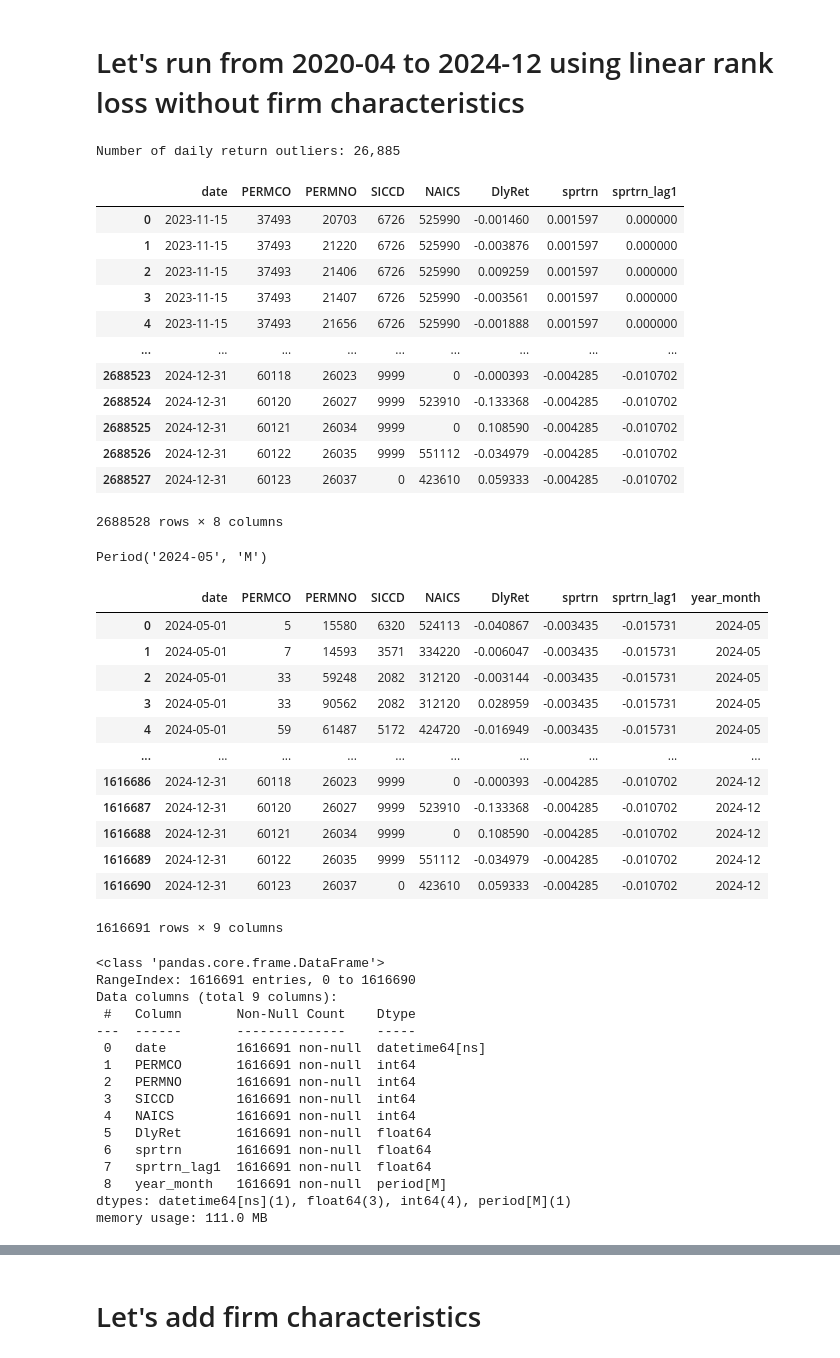
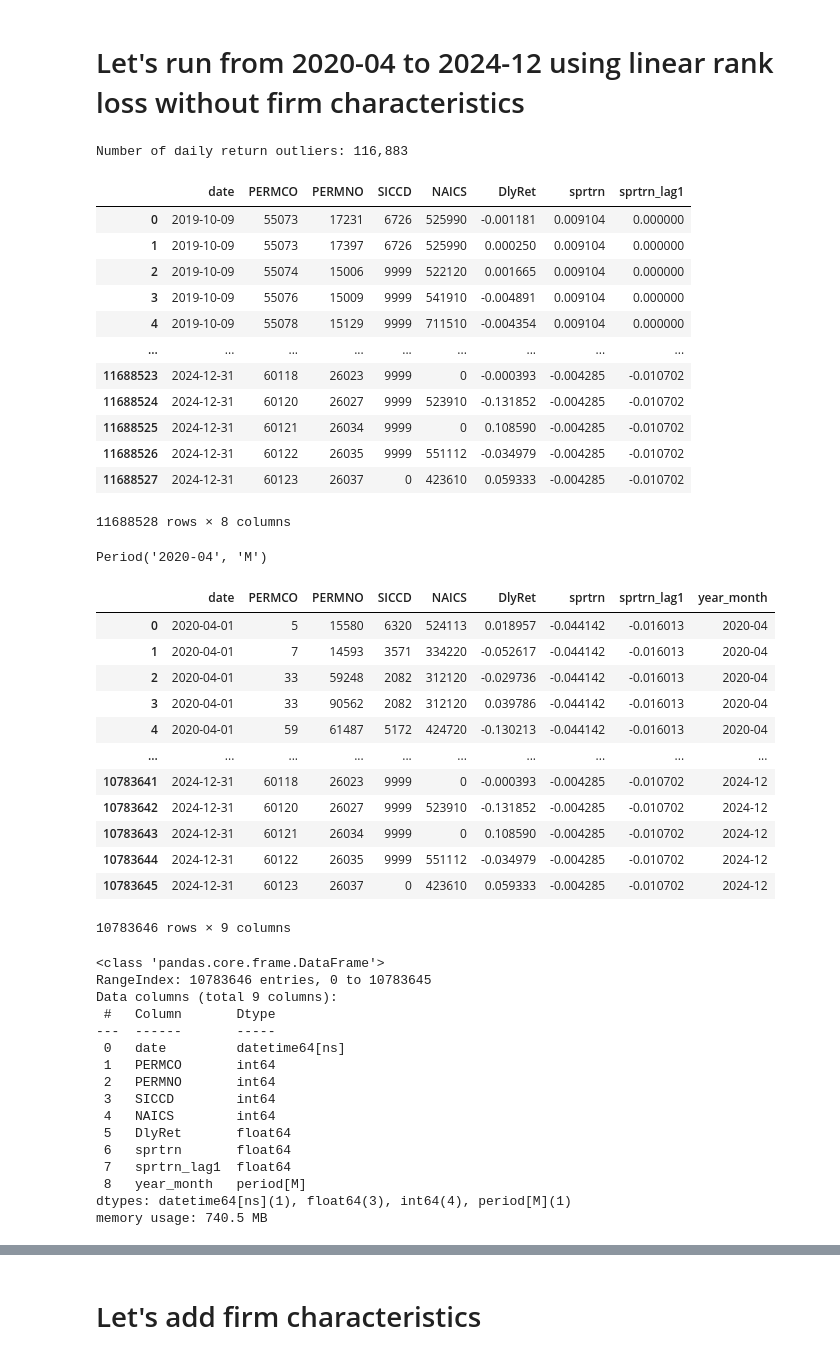
Before and after one commit to mirkorado/ML-Project, a Jupyter notebook: ResidualMLP.ipynb, the cells around one changed output, grey strips where cells are left out. Drawn from its saved outputs; the diff is of its cells as text; code cells hidden in the pictures.

```diff
--- a/ResidualMLP.ipynb
+++ b/ResidualMLP.ipynb
@@ -175,23 +175,23 @@ plt.show()
 # %% [markdown]
 # Let's run from 2020-04 to 2024-12 using linear rank loss without firm characteristics
 # %%
-daily = utils.read_daily_returns(path, skiprows=range(1, 44000000), header=0, low_quantile=0.005, up_quantile=0.995)
+daily = utils.read_daily_returns(path, skiprows=range(1, 35000000), header=0, low_quantile=0.005, up_quantile=0.995)
 daily
 # %% [output]
-Number of daily return outliers: 26,885
+Number of daily return outliers: 116,883
 |  | date | PERMCO | PERMNO | SICCD | NAICS | DlyRet | sprtrn | sprtrn_lag1 |
-| 0 | 2023-11-15 | 37493 | 20703 | 6726 | 525990 | -0.001460 | 0.001597 | 0.000000 |
-| 1 | 2023-11-15 | 37493 | 21220 | 6726 | 525990 | -0.003876 | 0.001597 | 0.000000 |
-| 2 | 2023-11-15 | 37493 | 21406 | 6726 | 525990 | 0.009259 | 0.001597 | 0.000000 |
-| 3 | 2023-11-15 | 37493 | 21407 | 6726 | 525990 | -0.003561 | 0.001597 | 0.000000 |
-| 4 | 2023-11-15 | 37493 | 21656 | 6726 | 525990 | -0.001888 | 0.001597 | 0.000000 |
+| 0 | 2019-10-09 | 55073 | 17231 | 6726 | 525990 | -0.001181 | 0.009104 | 0.000000 |
+| 1 | 2019-10-09 | 55073 | 17397 | 6726 | 525990 | 0.000250 | 0.009104 | 0.000000 |
+| 2 | 2019-10-09 | 55074 | 15006 | 9999 | 522120 | 0.001665 | 0.009104 | 0.000000 |
+| 3 | 2019-10-09 | 55076 | 15009 | 9999 | 541910 | -0.004891 | 0.009104 | 0.000000 |
+| 4 | 2019-10-09 | 55078 | 15129 | 9999 | 711510 | -0.004354 | 0.009104 | 0.000000 |
 | ... | ... | ... | ... | ... | ... | ... | ... | ... |
-| 2688523 | 2024-12-31 | 60118 | 26023 | 9999 | 0 | -0.000393 | -0.004285 | -0.010702 |
-| 2688524 | 2024-12-31 | 60120 | 26027 | 9999 | 523910 | -0.133368 | -0.004285 | -0.010702 |
-| 2688525 | 2024-12-31 | 60121 | 26034 | 9999 | 0 | 0.108590 | -0.004285 | -0.010702 |
-| 2688526 | 2024-12-31 | 60122 | 26035 | 9999 | 551112 | -0.034979 | -0.004285 | -0.010702 |
-| 2688527 | 2024-12-31 | 60123 | 26037 | 0 | 423610 | 0.059333 | -0.004285 | -0.010702 |
+| 11688523 | 2024-12-31 | 60118 | 26023 | 9999 | 0 | -0.000393 | -0.004285 | -0.010702 |
+| 11688524 | 2024-12-31 | 60120 | 26027 | 9999 | 523910 | -0.131852 | -0.004285 | -0.010702 |
+| 11688525 | 2024-12-31 | 60121 | 26034 | 9999 | 0 | 0.108590 | -0.004285 | -0.010702 |
+| 11688526 | 2024-12-31 | 60122 | 26035 | 9999 | 551112 | -0.034979 | -0.004285 | -0.010702 |
+| 11688527 | 2024-12-31 | 60123 | 26037 | 0 | 423610 | 0.059333 | -0.004285 | -0.010702 |
-2688528 rows × 8 columns
+11688528 rows × 8 columns
 # %%
 # Get data frame of unique months
 daily['year_month'] = daily['date'].dt.to_period('M')
@@ -199,44 +199,44 @@ unique_months = daily['year_month'].drop_duplicates().sort_values()
 cutoff = unique_months.iloc[6]
 cutoff
 # %% [output]
-Period('2024-05', 'M')
+Period('2020-04', 'M')
 # %%
 daily = daily[daily['year_month'] >= cutoff]
 daily.reset_index(drop=True, inplace=True)
 daily
 # %% [output]
 |  | date | PERMCO | PERMNO | SICCD | NAICS | DlyRet | sprtrn | sprtrn_lag1 | year_month |
-| 0 | 2024-05-01 | 5 | 15580 | 6320 | 524113 | -0.040867 | -0.003435 | -0.015731 | 2024-05 |
-| 1 | 2024-05-01 | 7 | 14593 | 3571 | 334220 | -0.006047 | -0.003435 | -0.015731 | 2024-05 |
-| 2 | 2024-05-01 | 33 | 59248 | 2082 | 312120 | -0.003144 | -0.003435 | -0.015731 | 2024-05 |
-| 3 | 2024-05-01 | 33 | 90562 | 2082 | 312120 | 0.028959 | -0.003435 | -0.015731 | 2024-05 |
-| 4 | 2024-05-01 | 59 | 61487 | 5172 | 424720 | -0.016949 | -0.003435 | -0.015731 | 2024-05 |
+| 0 | 2020-04-01 | 5 | 15580 | 6320 | 524113 | 0.018957 | -0.044142 | -0.016013 | 2020-04 |
+| 1 | 2020-04-01 | 7 | 14593 | 3571 | 334220 | -0.052617 | -0.044142 | -0.016013 | 2020-04 |
+| 2 | 2020-04-01 | 33 | 59248 | 2082 | 312120 | -0.029736 | -0.044142 | -0.016013 | 2020-04 |
+| 3 | 2020-04-01 | 33 | 90562 | 2082 | 312120 | 0.039786 | -0.044142 | -0.016013 | 2020-04 |
+| 4 | 2020-04-01 | 59 | 61487 | 5172 | 424720 | -0.130213 | -0.044142 | -0.016013 | 2020-04 |
 | ... | ... | ... | ... | ... | ... | ... | ... | ... | ... |
-| 1616686 | 2024-12-31 | 60118 | 26023 | 9999 | 0 | -0.000393 | -0.004285 | -0.010702 | 2024-12 |
-| 1616687 | 2024-12-31 | 60120 | 26027 | 9999 | 523910 | -0.133368 | -0.004285 | -0.010702 | 2024-12 |
-| 1616688 | 2024-12-31 | 60121 | 26034 | 9999 | 0 | 0.108590 | -0.004285 | -0.010702 | 2024-12 |
-| 1616689 | 2024-12-31 | 60122 | 26035 | 9999 | 551112 | -0.034979 | -0.004285 | -0.010702 | 2024-12 |
-| 1616690 | 2024-12-31 | 60123 | 26037 | 0 | 423610 | 0.059333 | -0.004285 | -0.010702 | 2024-12 |
+| 10783641 | 2024-12-31 | 60118 | 26023 | 9999 | 0 | -0.000393 | -0.004285 | -0.010702 | 2024-12 |
+| 10783642 | 2024-12-31 | 60120 | 26027 | 9999 | 523910 | -0.131852 | -0.004285 | -0.010702 | 2024-12 |
+| 10783643 | 2024-12-31 | 60121 | 26034 | 9999 | 0 | 0.108590 | -0.004285 | -0.010702 | 2024-12 |
+| 10783644 | 2024-12-31 | 60122 | 26035 | 9999 | 551112 | -0.034979 | -0.004285 | -0.010702 | 2024-12 |
+| 10783645 | 2024-12-31 | 60123 | 26037 | 0 | 423610 | 0.059333 | -0.004285 | -0.010702 | 2024-12 |
-1616691 rows × 9 columns
+10783646 rows × 9 columns
 # %%
 daily.info()
 # %% [output]
 <class 'pandas.core.frame.DataFrame'>
-RangeIndex: 1616691 entries, 0 to 1616690
+RangeIndex: 10783646 entries, 0 to 10783645
 Data columns (total 9 columns):
- #   Column       Non-Null Count    Dtype
----  ------       --------------    -----
- 0   date         1616691 non-null  datetime64[ns]
- 1   PERMCO       1616691 non-null  int64
- 2   PERMNO       1616691 non-null  int64
- 3   SICCD        1616691 non-null  int64
- 4   NAICS        1616691 non-null  int64
- 5   DlyRet       1616691 non-null  float64
- 6   sprtrn       1616691 non-null  float64
- 7   sprtrn_lag1  1616691 non-null  float64
- 8   year_month   1616691 non-null  period[M]
+ #   Column       Dtype
+---  ------       -----
+ 0   date         datetime64[ns]
+ 1   PERMCO       int64
+ 2   PERMNO       int64
+ 3   SICCD        int64
+ 4   NAICS        int64
+ 5   DlyRet       float64
+ 6   sprtrn       float64
+ 7   sprtrn_lag1  float64
+ 8   year_month   period[M]
 dtypes: datetime64[ns](1), float64(3), int64(4), period[M](1)
-memory usage: 111.0 MB
+memory usage: 740.5 MB
 # %%
 def run(data, unique_months, start_index=0, TC_RATES=[0.001, 0.002, 0.003]):
     # Initialize a dictionary to store DataFrames for each rate
```
Also changed, not shown: parts of 6 cells of this notebook, 1 other file.
